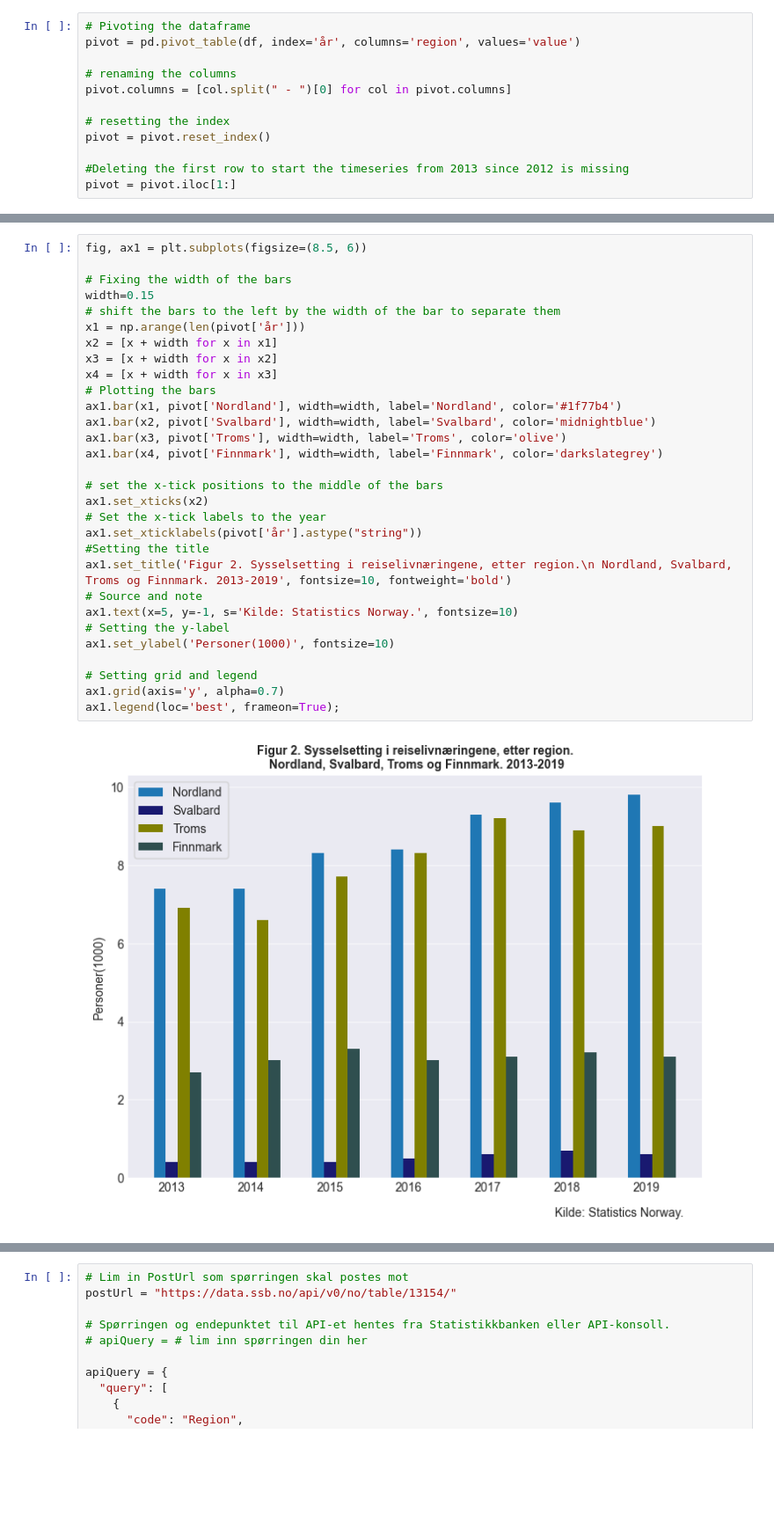
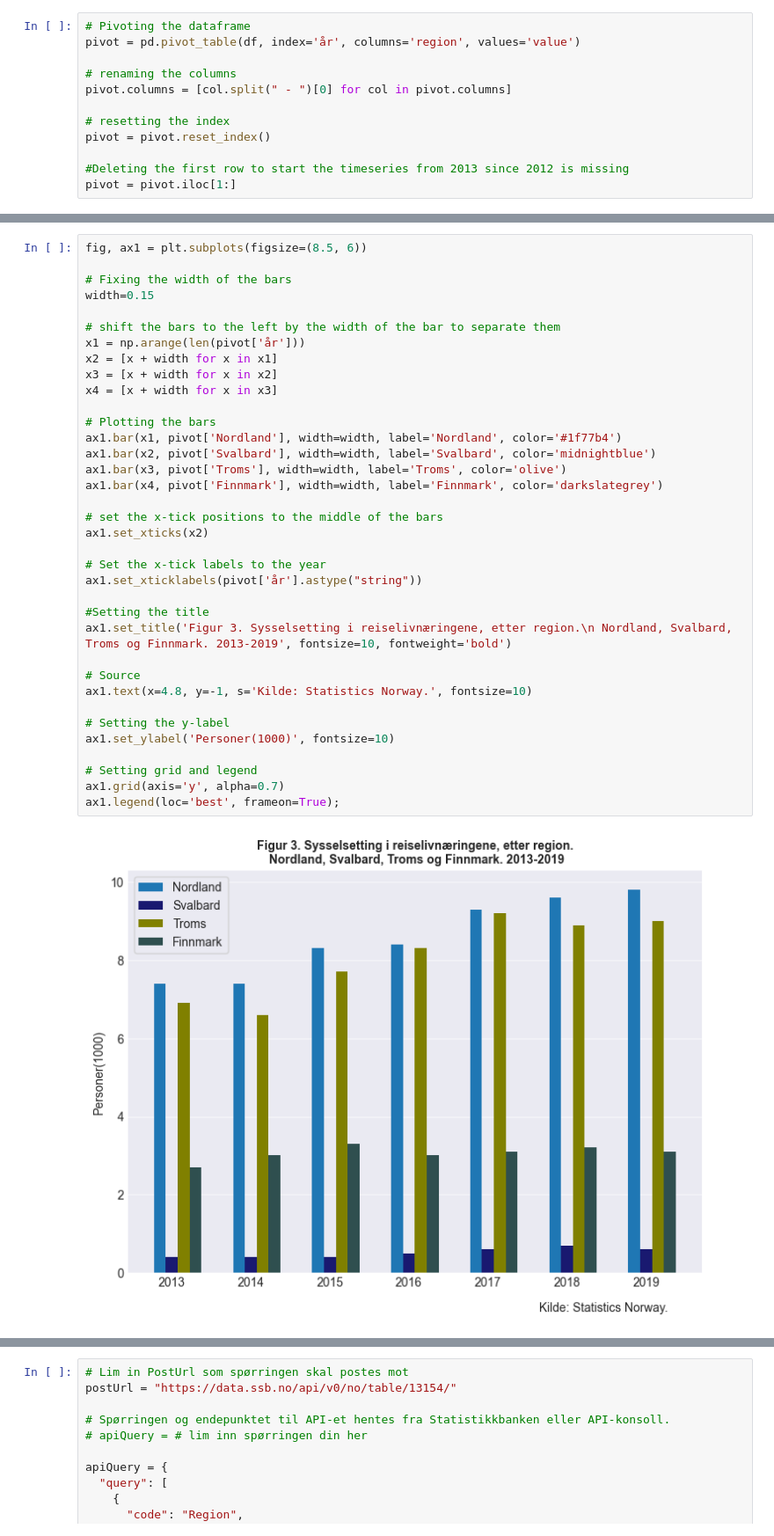
Before and after one commit to DanielFabioG/SOK-1003-og-SOK-1006, a Jupyter notebook: sok-1006/Mappeoppgaver/Mikro_V2023_1006.ipynb, the cells around one changed output, grey strips where cells are left out. Shown: that part at 88% size. Cells and saved outputs as stored; diff of their text form; blank space fills up the shorter version.

```diff
--- a/sok-1006/Mappeoppgaver/Mikro_V2023_1006.ipynb
+++ b/sok-1006/Mappeoppgaver/Mikro_V2023_1006.ipynb
@@ -515,32 +888,38 @@ pivot = pivot.iloc[1:]
 # %%
 fig, ax1 = plt.subplots(figsize=(8.5, 6))
 
 # Fixing the width of the bars
 width=0.15
+
 # shift the bars to the left by the width of the bar to separate them
 x1 = np.arange(len(pivot['år']))
 x2 = [x + width for x in x1]
 x3 = [x + width for x in x2]
 x4 = [x + width for x in x3]
+
 # Plotting the bars
 ax1.bar(x1, pivot['Nordland'], width=width, label='Nordland', color='#1f77b4')
 ax1.bar(x2, pivot['Svalbard'], width=width, label='Svalbard', color='midnightblue')
 ax1.bar(x3, pivot['Troms'], width=width, label='Troms', color='olive')
 ax1.bar(x4, pivot['Finnmark'], width=width, label='Finnmark', color='darkslategrey')
 
 # set the x-tick positions to the middle of the bars
 ax1.set_xticks(x2)
+
 # Set the x-tick labels to the year
 ax1.set_xticklabels(pivot['år'].astype("string"))
+
 #Setting the title
-ax1.set_title('Figur 2. Sysselsetting i reiselivnæringene, etter region.\n Nordland, Svalbard, Troms og Finnmark. 2013-2019', fontsize=10, fontweight='bold')
-# Source and note
-ax1.text(x=5, y=-1, s='Kilde: Statistics Norway.', fontsize=10)
+ax1.set_title('Figur 3. Sysselsetting i reiselivnæringene, etter region.\n Nordland, Svalbard, Troms og Finnmark. 2013-2019', fontsize=10, fontweight='bold')
+
+# Source
+ax1.text(x=4.8, y=-1, s='Kilde: Statistics Norway.', fontsize=10)
+
 # Setting the y-label
 ax1.set_ylabel('Personer(1000)', fontsize=10)
 
 # Setting grid and legend
 ax1.grid(axis='y', alpha=0.7)
 ax1.legend(loc='best', frameon=True);
 # %% [output]
-[figure, old version]
+[figure, new version]
```
Also changed, not shown: parts of 30 cells of this notebook, 2 other files.
